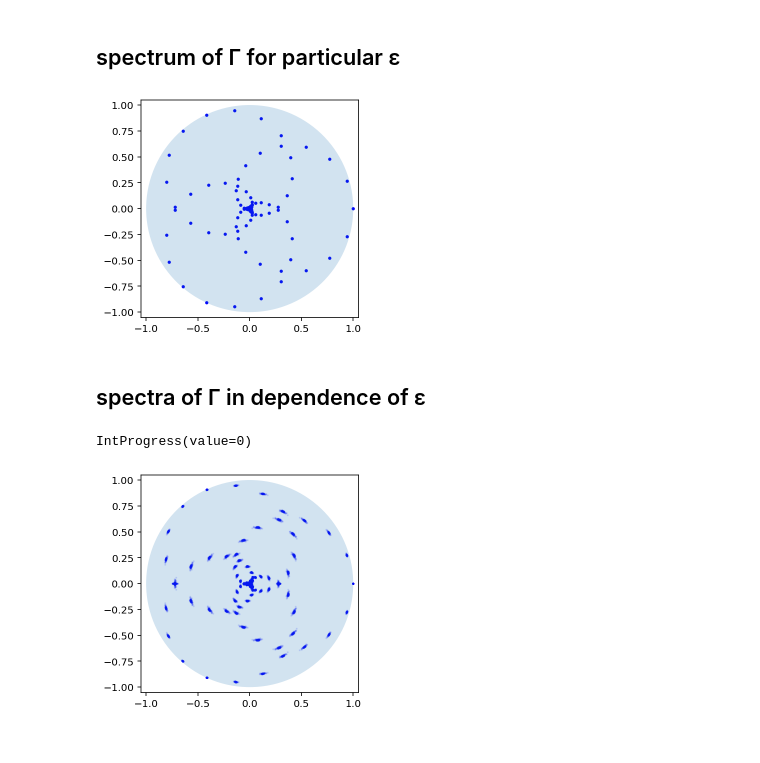
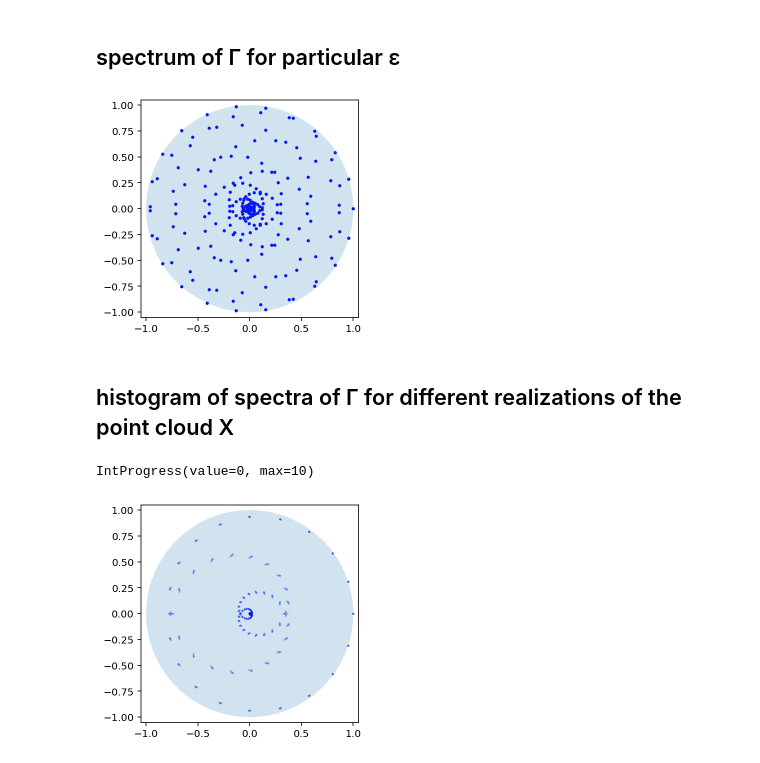
Before and after one commit to gaioguy/EntropicTransferOperators, a Jupyter notebook: Circle.ipynb, the cells around one changed output. Drawn from its saved outputs; the diff is of its cells as text; code cells hidden in the pictures.

```diff
--- a/Circle.ipynb
+++ b/Circle.ipynb
@@ -24,12 +24,12 @@ import lib.SinkhornKeops as SinkhornKe
 
 π = np.pi
 
-def plotSpectrum(eigvals):
+def plotSpectrum(eigvals, alpha=1):
     ax = plt.gca()
     ax.set_aspect('equal');
     cc = plt.Circle((0,0), 1, alpha=0.2)
     ax.add_artist(cc)
-    plt.scatter(eigvals.real,eigvals.imag, s=5, c="blue")
+    plt.scatter(eigvals.real, eigvals.imag, s=5, c="blue", alpha=alpha)
     plt.xlim(-1.05,1.05); plt.ylim(-1.05, 1.05)
     return ax
 # %% [output]
@@ -40,24 +47,21 @@ WARNING: pykeops 2.0 does not provide the extra 'colab'
 # %%
-def getPoints(N):
+def getPoints(N, θ):
   # points on grid
   # anglesX=np.arange(N,dtype=np.float32)/N*2*np.pi
   # random points
-  anglesX = np.random.rand(N)*2*π
-  anglesY = np.mod(anglesX + θ, 2*π)
+  φX = np.random.rand(N)*2*π
+  φY = np.mod(φX + θ, 2*π)
 
   X = np.zeros((N,2),dtype=np.float32)
-  X[:,0] = np.cos(anglesX)
-  X[:,1] = np.sin(anglesX)
+  X[:,0], X[:,1] = np.cos(φX), np.sin(φX)
   Y = np.zeros((Ny,2),dtype=np.float32)
-  Y[:,0] = np.cos(anglesY)
-  Y[:,1] = np.sin(anglesY)
+  Y[:,0], Y[:,1] = np.cos(φY), np.sin(φY)
   return X, Y
 
 N = Ny = 1000
-# shift angle
 # θ = 2*np.pi/3.0   # irrational
 θ = 2               # rational
-X, Y = getPoints(N)
+X, Y = getPoints(N, θ)
 plt.plot(X[:,0], X[:,1], '.')
 # %% [output]
 [<matplotlib.lines.Line2D at 0x...>]
@@ -100,48 +98,38 @@ plt.savefig(loc + "figures/circle/rat-asymptotic-eps="+str(ε)+".pdf")
 # %% [markdown]
 ## spectrum of Γ for particular ε
 # %%
+ε = 1e-3
 solver.setRelEpsList(ε)
 solver.solve()
 Γ = solver.extractCoupling(thresh=1E-16,maxLen=1E7)
-Γ.data[:]*=N
-eigdat = np.linalg.eig(Γ.toarray())
-λabs = np.abs(eigdat[0])
-order = np.argsort(-λabs)    # sort by modulus of eigenvalues
-λ = eigdat[0][order]
+Γ.data[:] *= N
+λ = eig(Γ.toarray())[0]
 plotSpectrum(λ)
 plt.savefig(loc + "figures/circle/rat-random-eps="+str(ε)+".pdf")
 # %% [output]
-[figure, old version]
+[figure, new version]
 # %% [markdown]
-## spectra of Γ in dependence of ε
+## histogram of spectra of Γ for different realizations of the point cloud X
 # %%
-ax = plt.gca()
-ax.set_aspect('equal');
-cc = plt.Circle((0,0), 1, alpha=0.2)
-ax.add_artist(cc)
-plt.xlim(-1.05,1.05); plt.ylim(-1.05, 1.05)
+plotSpectrum(np.array([]))
+
 ε = 1e-2
-errorGoal=1.0E-2
-
-max_k = 100
-f = IntProgress(min=0, max=max_k)   # display yprogress bar
+max_k = 10
+f = IntProgress(min=0, max=max_k)   # display progress bar
 display(f)
 
 for k in range(0, max_k):
-  X, Y = getPoints(N)
+  X, Y = getPoints(N, θ)
   solver = SinkhornKe.TKeopsSinkhornSolverStandard(X, Y, μX, μY, errorGoal, eps=ε, epsInit=εInit, verbose=False)
   solver.solve()
   Γ = solver.extractCoupling(thresh=1E-16,maxLen=1E7)
   Γ.data[:] *= N
-  eigdat = np.linalg.eig(Γ.toarray())
-  λabs = np.abs(eigdat[0])
-  order = np.argsort(-λabs)    # sort by modulus of eigenvalues
-  λ = eigdat[0][order]
-  plt.scatter(λ.real,λ.imag, marker='o', s=1, c="blue", alpha=0.1)
+  λ = eig(Γ.toarray())[0]
+  plt.scatter(λ.real, λ.imag, marker='o', s=1, c="blue", alpha=0.1)
   f.value += 1
 
 plt.savefig(loc + "figures/circle/rat_random_eps="+str(ε)+"_histogram.png", dpi=200)
 plt.show()
 # %% [output]
-IntProgress(value=0)
+IntProgress(value=0, max=10)
-[figure, old version]
+[figure, new version]
```
Also changed, not shown: parts of 3 cells of this notebook.
